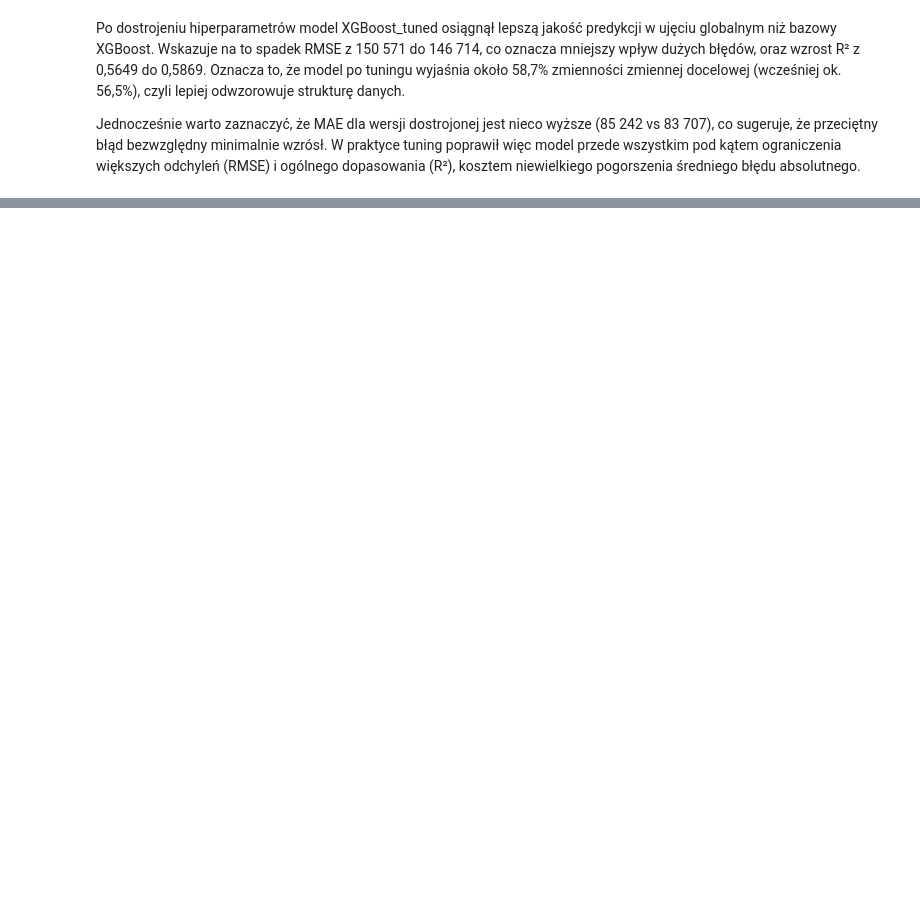
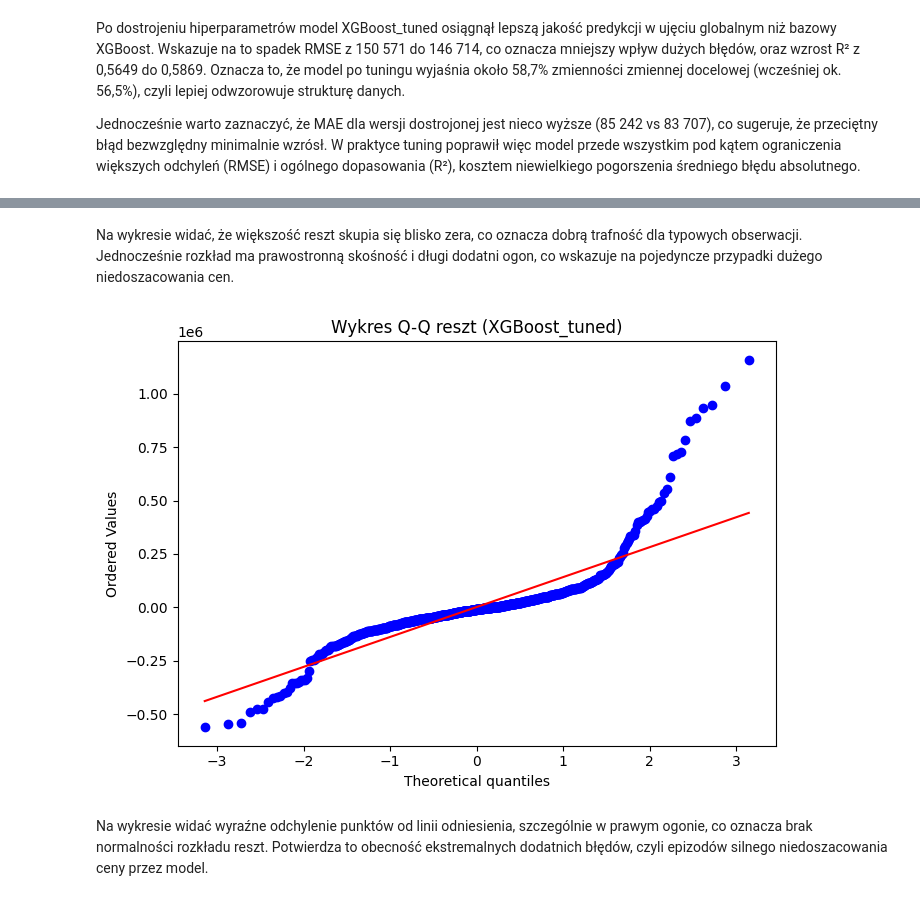
Before and after one commit to dron-mjk/LublinRCN, a Jupyter notebook: train_models.ipynb, the cells around one changed output, grey strips where cells are left out. Drawn from its saved outputs; the diff is of its cells as text; code cells hidden in the pictures; blank space fills up the shorter version.

```diff
--- a/train_models.ipynb
+++ b/train_models.ipynb
@@ -320,0 +412,13 @@ Jednocześnie warto zaznaczyć, że MAE dla wersji dostrojonej jest nieco wyższ
+# %% [markdown]
+Na wykresie widać, że większość reszt skupia się blisko zera, co oznacza dobrą trafność dla typowych obserwacji. Jednocześnie rozkład ma prawostronną skośność i długi dodatni ogon, co wskazuje na pojedyncze przypadki dużego niedoszacowania cen.
+# %%
+# 5) Q-Q plot residuals
+plt.figure(figsize=(7, 5))
+stats.probplot(residuals, dist='norm', plot=plt)
+plt.title(f'Wykres Q-Q reszt ({best_model_name})')
+plt.tight_layout()
+plt.show()
+# %% [output]
+[figure, added]
+# %% [markdown]
+Na wykresie widać wyraźne odchylenie punktów od linii odniesienia, szczególnie w prawym ogonie, co oznacza brak normalności rozkładu reszt. Potwierdza to obecność ekstremalnych dodatnich błędów, czyli epizodów silnego niedoszacowania ceny przez model.
```
Also changed, not shown: parts of 9 cells of this notebook.
